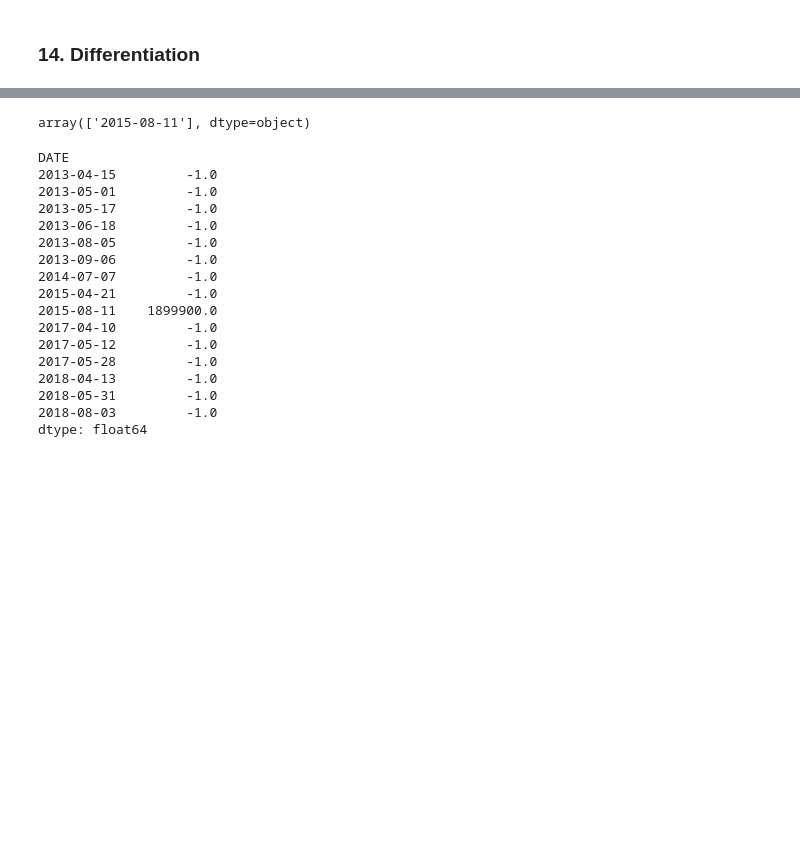
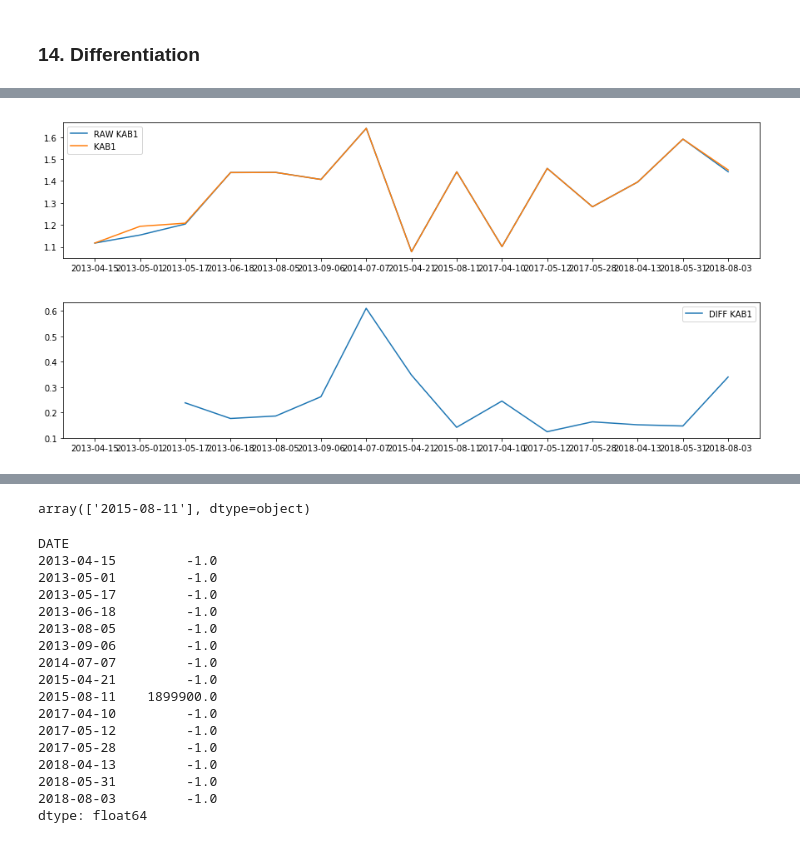
Before and after one commit to feleHaile/projections-clouds-and-Gdansk-Bay, a Jupyter notebook: algal_bloom_detection-chlorophyll_alpha.ipynb, the cells around one changed output, grey strips where cells are left out. Saved outputs shown, nothing was run; the diff lists cells and outputs as text; code cells hidden in the pictures; blank space fills up the shorter version.

```diff
--- a/algal_bloom_detection-chlorophyll_alpha.ipynb
+++ b/algal_bloom_detection-chlorophyll_alpha.ipynb
@@ -1185,0 +1253,15 @@ plt.show()
+# %%
+# Show Kab1 over time
+
+plt.figure(figsize=(15, 3))
+plt.plot(clean_df.index, clean_df['RAW KAB1'])
+plt.plot(clean_df.index, clean_df['KAB1'])
+plt.legend()
+plt.show()
+plt.figure(figsize=(15, 3))
+plt.plot(clean_df.index, clean_df['DIFF KAB1'])
+plt.legend()
+plt.show()
+# %% [output]
+[figure, added]
+[figure, added]
```
Also changed, not shown: parts of 8 cells of this notebook.
